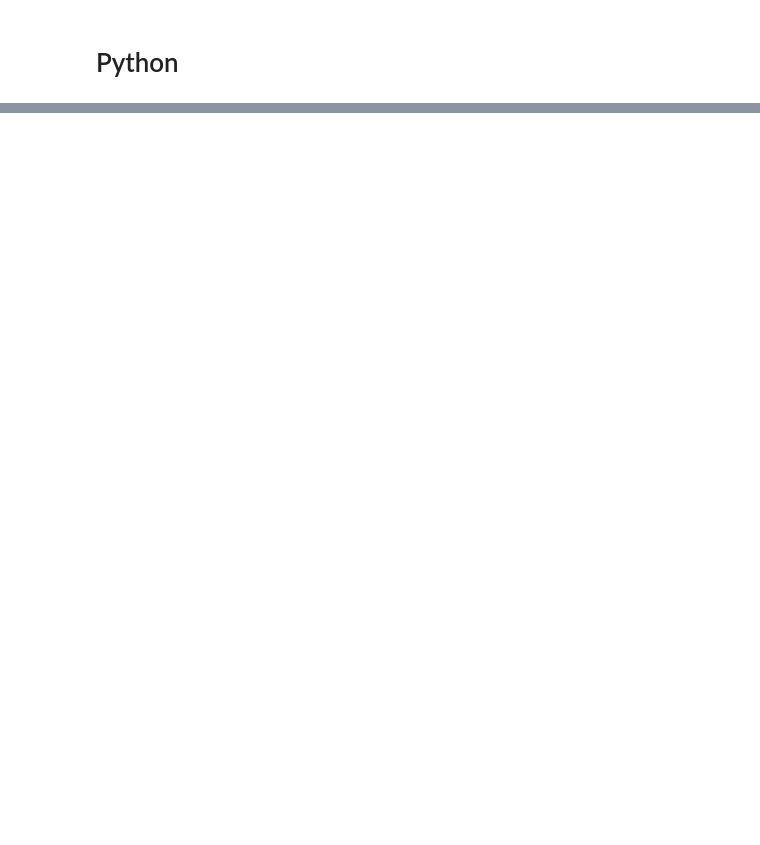
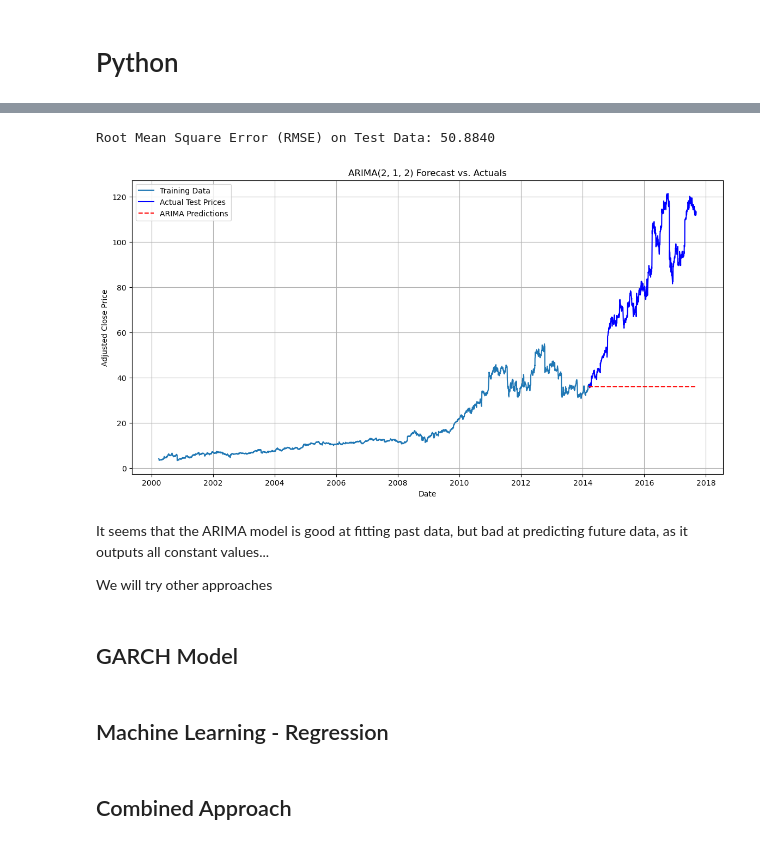
Before and after one commit to ivanbutera/portfolio, a Jupyter notebook: StockPriceFuturistics/stock_predictions.ipynb, the cells around one changed output, grey strips where cells are left out. Cells and saved outputs as stored; diff of their text form; code cells hidden in the pictures; blank space fills up the shorter version.

```diff
--- a/StockPriceFuturistics/stock_predictions.ipynb
+++ b/StockPriceFuturistics/stock_predictions.ipynb
@@ -24,0 +276,43 @@ df
+# %%
+# generate predictions on the test set
+start = len(train_data)
+end = len(train_data) + len(test_data) - 1
+
+predictions = model_fit.predict(start=start, end=end, dynamic=False)
+predictions.index = test_data.index
+
+# Create a DataFrame for easy comparison
+forecast_df = pd.DataFrame({
+    'Actual': test_data,
+    'Predicted': predictions
+})
+
+# ealuate model performance
+# we use Root Mean Square Error (RMSE) to measure the average magnitude of the errors
+rmse = np.sqrt(mean_squared_error(test_data, predictions))
+print(f"Root Mean Square Error (RMSE) on Test Data: {rmse:.4f}")
+
+# visualize the Forecast vs. Actuals
+plt.figure(figsize=(14, 7))
+plt.plot(train_data, label='Training Data')
+plt.plot(test_data, label='Actual Test Prices', color='blue')
+plt.plot(predictions, label='ARIMA Predictions', color='red', linestyle='--')
+plt.title(f'ARIMA{order} Forecast vs. Actuals')
+plt.xlabel('Date')
+plt.ylabel('Adjusted Close Price')
+plt.legend()
+plt.grid(True)
+plt.show()
+# %% [output]
+Root Mean Square Error (RMSE) on Test Data: 50.8840
+[figure, added]
+# %% [markdown]
+It seems that the ARIMA model is good at fitting past data, but bad at predicting future data, as it outputs all constant values...
+
+We will try other approaches
+# %% [markdown]
+## GARCH Model
+# %% [markdown]
+## Machine Learning - Regression
+# %% [markdown]
+## Combined Approach
```
Also changed, not shown: parts of 13 cells of this notebook.
